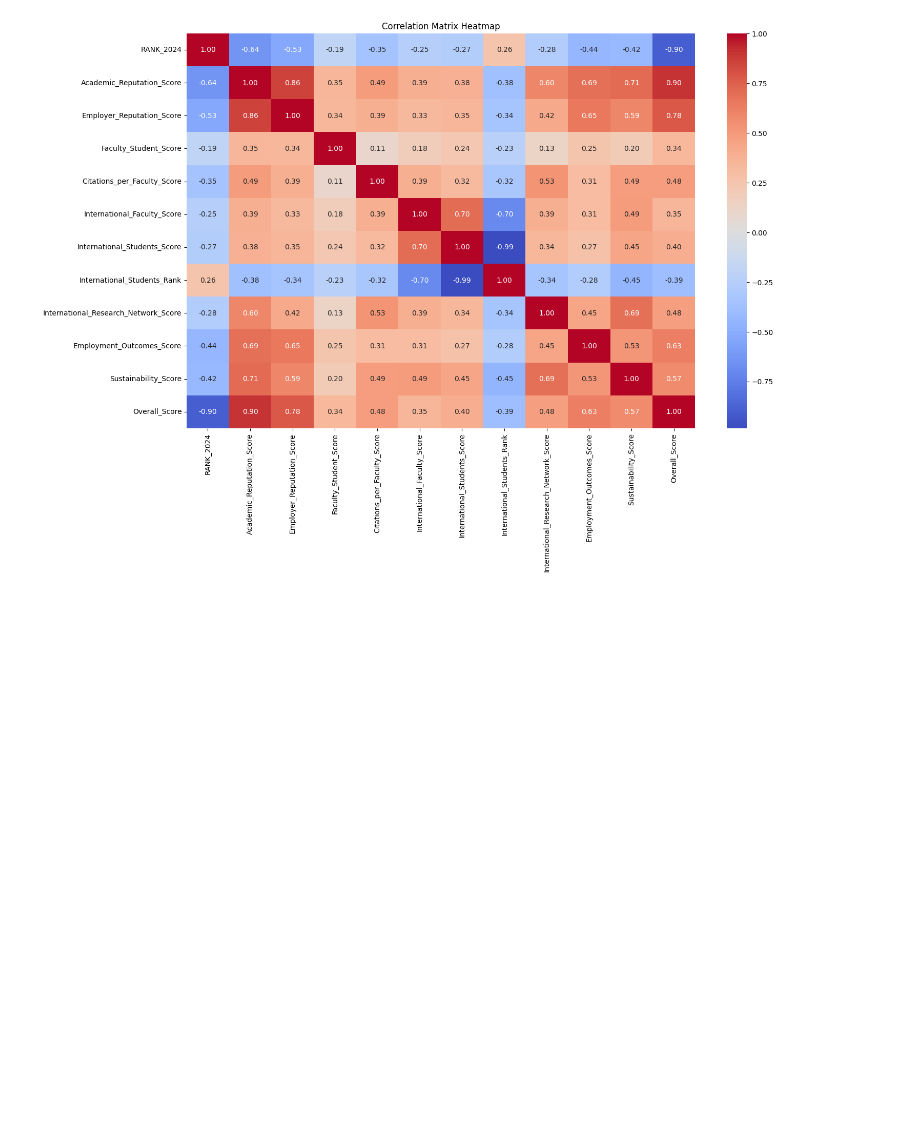
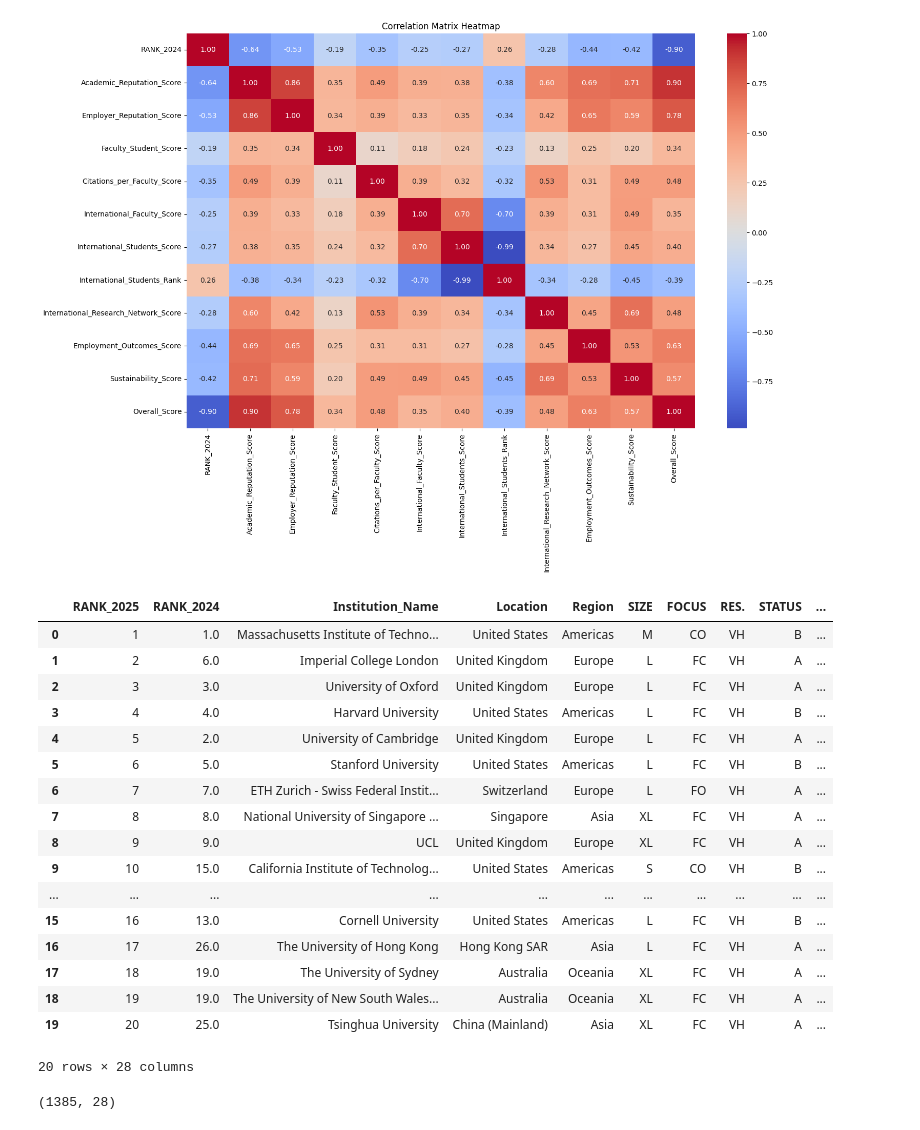
Before and after one commit to Salmanfarsi2561/PYTHON_ML, a Jupyter notebook: EDA/datasets/Analysis/qs_worldranking.ipynb, the cells around one changed output. Saved outputs shown, nothing was run; the diff lists cells and outputs as text; code cells hidden in the pictures; blank space fills up the shorter version.

```diff
--- a/EDA/datasets/Analysis/qs_worldranking.ipynb
+++ b/EDA/datasets/Analysis/qs_worldranking.ipynb
@@ -463,3 +463,28 @@ plt.title('Correlation Matrix Heatmap')
 plt.show()
 # %% [output]
 [figure]
+# %%
+df.head(20)
+# %% [output]
+|  | RANK_2025 | RANK_2024 | Institution_Name | Location | Region | SIZE | FOCUS | RES. | STATUS | ... |
+| 0 | 1 | 1.0 | Massachusetts Institute of Techno... | United States | Americas | M | CO | VH | B | ... |
+| 1 | 2 | 6.0 | Imperial College London | United Kingdom | Europe | L | FC | VH | A | ... |
+| 2 | 3 | 3.0 | University of Oxford | United Kingdom | Europe | L | FC | VH | A | ... |
+| 3 | 4 | 4.0 | Harvard University | United States | Americas | L | FC | VH | B | ... |
+| 4 | 5 | 2.0 | University of Cambridge | United Kingdom | Europe | L | FC | VH | A | ... |
+| 5 | 6 | 5.0 | Stanford University | United States | Americas | L | FC | VH | B | ... |
+| 6 | 7 | 7.0 | ETH Zurich - Swiss Federal Instit... | Switzerland | Europe | L | FO | VH | A | ... |
+| 7 | 8 | 8.0 | National University of Singapore ... | Singapore | Asia | XL | FC | VH | A | ... |
+| 8 | 9 | 9.0 | UCL | United Kingdom | Europe | XL | FC | VH | A | ... |
+| 9 | 10 | 15.0 | California Institute of Technolog... | United States | Americas | S | CO | VH | B | ... |
+| ... | ... | ... | ... | ... | ... | ... | ... | ... | ... | ... |
+| 15 | 16 | 13.0 | Cornell University | United States | Americas | L | FC | VH | B | ... |
+| 16 | 17 | 26.0 | The University of Hong Kong | Hong Kong SAR | Asia | L | FC | VH | A | ... |
+| 17 | 18 | 19.0 | The University of Sydney | Australia | Oceania | XL | FC | VH | A | ... |
+| 18 | 19 | 19.0 | The University of New South Wales... | Australia | Oceania | XL | FC | VH | A | ... |
+| 19 | 20 | 25.0 | Tsinghua University | China (Mainland) | Asia | XL | FC | VH | A | ... |
+20 rows × 28 columns
+# %%
+df.shape
+# %% [output]
+(1385, 28)
```
Also changed, not shown: parts of 1 cell of this notebook.
